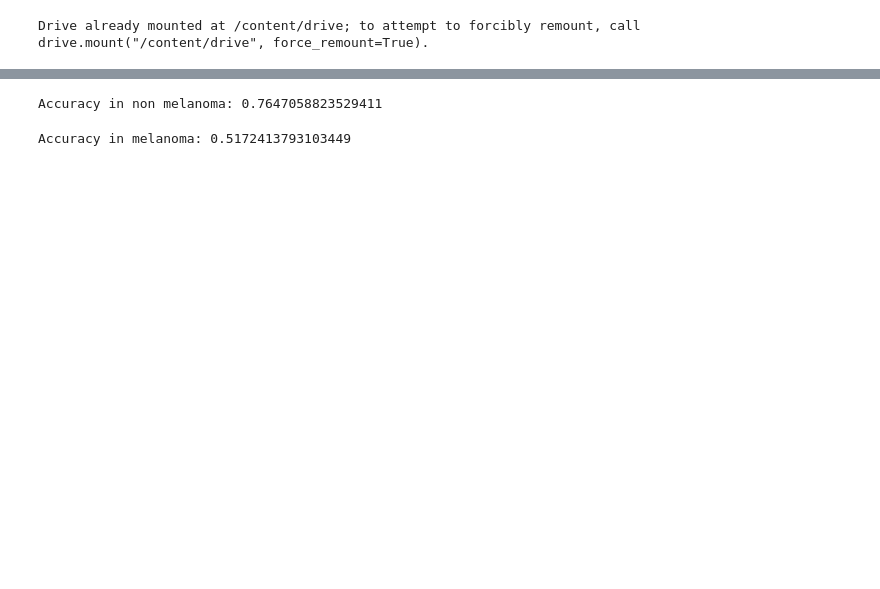
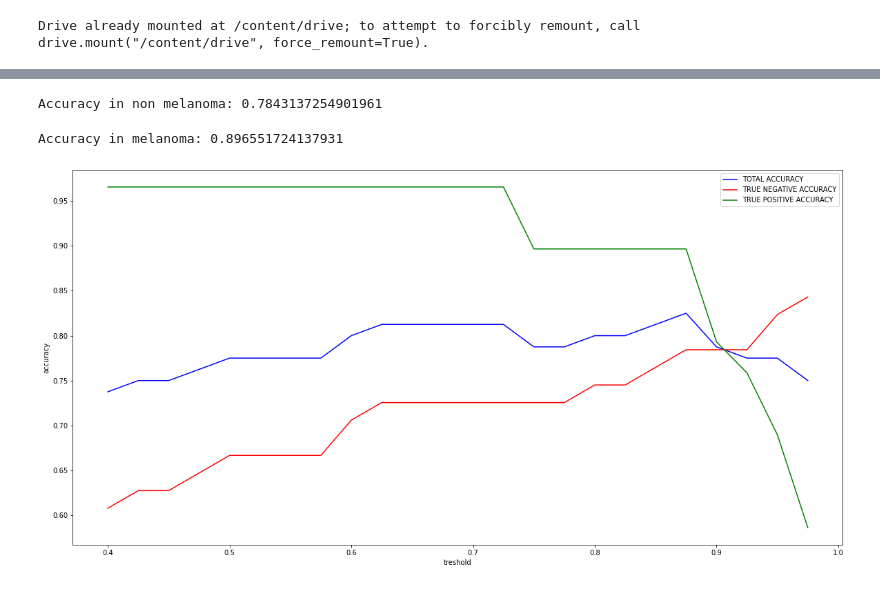
Before and after one commit to ahmetcanerdem/Bil470Proje, a Jupyter notebook: Network Notebook.ipynb, the cells around one changed output, grey strips where cells are left out. Cells and saved outputs as stored; diff of their text form; code cells hidden in the pictures; blank space fills up the shorter version.

Commit message:
Performans 82.125 seviyesine çıkarıldı, performans/treshold grafiği çizildi

```diff
--- a/Network Notebook.ipynb
+++ b/Network Notebook.ipynb
@@ -228,14 +252,14 @@ P=model.predict(DATA_1)
 # %%
 Z=[]
 for i in P:
-  if i>0.5:
+  if i>treshold:
     Z.append(1)
   else:
     Z.append(0)
 # %%
 c=0
 for i in range(len(Z)):
-  if(Z[i]==classvector_1[i]):
+  if(Z[i]==classvector_total[i]):
     c= c+1
 # %%
 print ("Toplam accuracy: "+ str(c/len(Z)))
@@ -244,7 +268,7 @@ Toplam accuracy: 0.675
 # %%
 ##TRUE NEGATIVE RATE:
-DATA_1=[]
-classvector_1=[]
+DATA_ZEROS=[]
+classvector_zeros=[]
 c=0
 first=0;
 second=0;
@@ -259,32 +283,32 @@ for i in os.listdir('./drive/My Drive/test/train_0_test/'):
   im=np.array(im)
   im=np.array(im,dtype='float64')
   im = im/255
-  DATA_1.append(im)
-  classvector_1.append(0)
+  DATA_ZEROS.append(im)
+  classvector_zeros.append(0)
   if(first>50):
     break
   if (c>100):
     break;
 
-DATA_1=np.reshape(DATA_1,newshape=(-1,input_size[0],input_size[1],3))
-P=model.predict(DATA_1)
+DATA_ZEROS=np.reshape(DATA_ZEROS,newshape=(-1,input_size[0],input_size[1],3))
+P=model.predict(DATA_ZEROS)
 Z=[]
 for i in P:
-  if i>0.5:
+  if i>treshold:
     Z.append(1)
   else:
     Z.append(0)
 c=0
 for i in range(len(Z)):
-  if(Z[i]==classvector_1[i]):
+  if(Z[i]==classvector_zeros[i]):
     c= c+1
 print ("Accuracy in non melanoma: "+ str(c/len(Z)))
 # %% [output]
-Accuracy in non melanoma: 0.7647058823529411
+Accuracy in non melanoma: 0.7843137254901961
 # %%
 ##TRUE POSITIVE RATE:
-DATA_1=[]
-classvector_1=[]
+DATA_ONES=[]
+classvector_ones=[]
 c=0
 first=0;
 second=0;
@@ -298,26 +322,26 @@ for i in os.listdir('./drive/My Drive/test/train_1_test/'):
   im=np.array(im)
   im=np.array(im,dtype='float64')
   im = im/255
-  DATA_1.append(im)
-  classvector_1.append(1)
+  DATA_ONES.append(im)
+  classvector_ones.append(1)
   if(second>50):
     break
   if (c>100):
     break;
 
 
-DATA_1=np.reshape(DATA_1,newshape=(-1,input_size[0],input_size[1],3))
-P=model.predict(DATA_1)
+DATA_ONES=np.reshape(DATA_ONES,newshape=(-1,input_size[0],input_size[1],3))
+P=model.predict(DATA_ONES)
 Z=[]
 for i in P:
-  if i>0.5:
+  if i>treshold:
     Z.append(1)
   else:
     Z.append(0)
 c=0
 for i in range(len(Z)):
-  if(Z[i]==classvector_1[i]):
+  if(Z[i]==classvector_ones[i]):
     c= c+1
 print ("Accuracy in melanoma: "+ str(c/len(Z)))
 # %% [output]
-Accuracy in melanoma: 0.5172413793103449
+Accuracy in melanoma: 0.896551724137931
@@ -323,0 +401,11 @@ Accuracy in melanoma: 0.5172413793103449
+# %%
+plt.figure(figsize=(20,10))
+plt.ylabel('accuracy')
+plt.xlabel('treshold')
+plt.plot(trVECTOR,ACC_TOT,'b',label='TOTAL ACCURACY')
+plt.plot(trVECTOR,ACC_TN, 'r',label='TRUE NEGATIVE ACCURACY')
+plt.plot(trVECTOR,ACC_TP, 'g', label='TRUE POSITIVE ACCURACY')
+plt.legend()
+plt.show()
+# %% [output]
+[figure, added]
```
Also changed, not shown: parts of 15 cells of this notebook.
